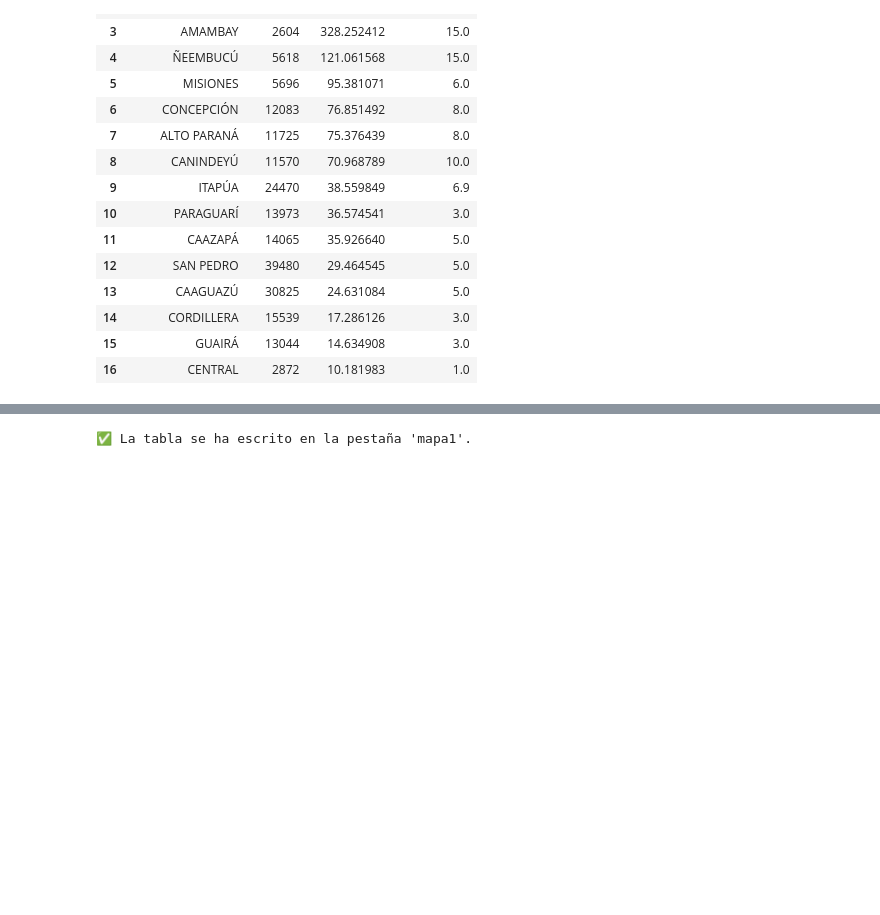
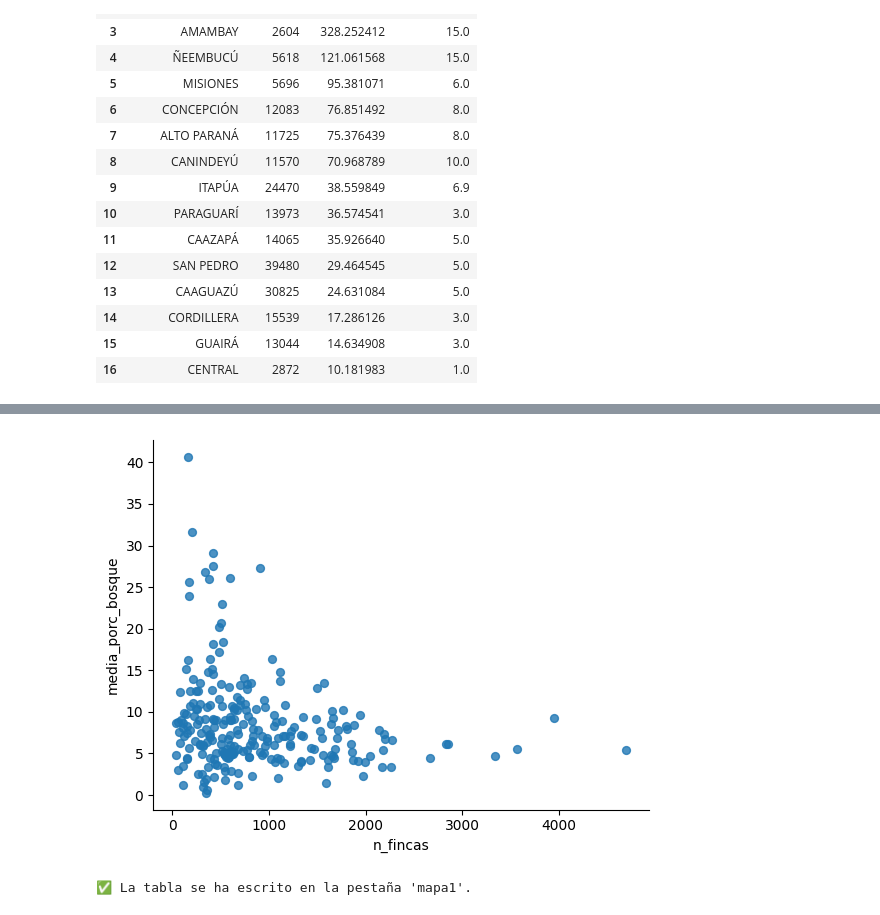
Before and after one commit to datosagropy/preciosagro, a Jupyter notebook: preciosagro.ipynb, the cells around one changed output, grey strips where cells are left out. Saved outputs shown, nothing was run; the diff lists cells and outputs as text; code cells hidden in the pictures; blank space fills up the shorter version.

```diff
--- a/preciosagro.ipynb
+++ b/preciosagro.ipynb
@@ -498,13 +421,6 @@ Index(['ID_FCA_ALEATORIO', 'CLASIFICANEW', 'DPTO_PROC', 'DSTO_PROC', 'tipoi',
 # %%
-# 1) Confirma que existen estas dos columnas:
-print([c for c in can.columns if c in ['p10000_total','p10004']])
+# @title  2) Crea el % de bosque natural usando p10004:
 
-# 2) Crea el % de bosque natural usando p10004:
-can['porc_bosque_natural'] = (
-    can['p10004']
-    / can['p10000_total']
-    * 100
-).fillna(0)
 
-# 3) Verifica las primeras filas:
-can[['p10000_total','p10004','porc_bosque_natural']].head()
+
+can['porc_bosque_natural'] = (can['p10004']  / can['p10000_total']) * 100
@@ -587,0 +427,6 @@ plt.show()
+# %%
+# prompt: crear la tabla bosques
+
+bosques = can.groupby('distrito')['porc_bosque_natural'].agg(['count', 'mean', 'median']).reset_index()
+bosques = bosques.rename(columns={'count': 'n_fincas', 'mean': 'media_porc_bosque', 'median': 'mediana_porc_bosque'})
+bosques
@@ -588,3 +447,11 @@ plt.show()
+# %%
+# @title Gráfico: Cantidad de fincas vs media_porc_bosque
+
+from matplotlib import pyplot as plt
+bosques.plot(kind='scatter', x='n_fincas', y='media_porc_bosque', s=32, alpha=.8)
+plt.gca().spines[['top', 'right',]].set_visible(False)
+# %% [output]
+[figure, added]
 # %%
 #!pip install --quiet gspread gspread-dataframe oauth2client
 # %%
```
Also changed, not shown: parts of 22 cells of this notebook.
